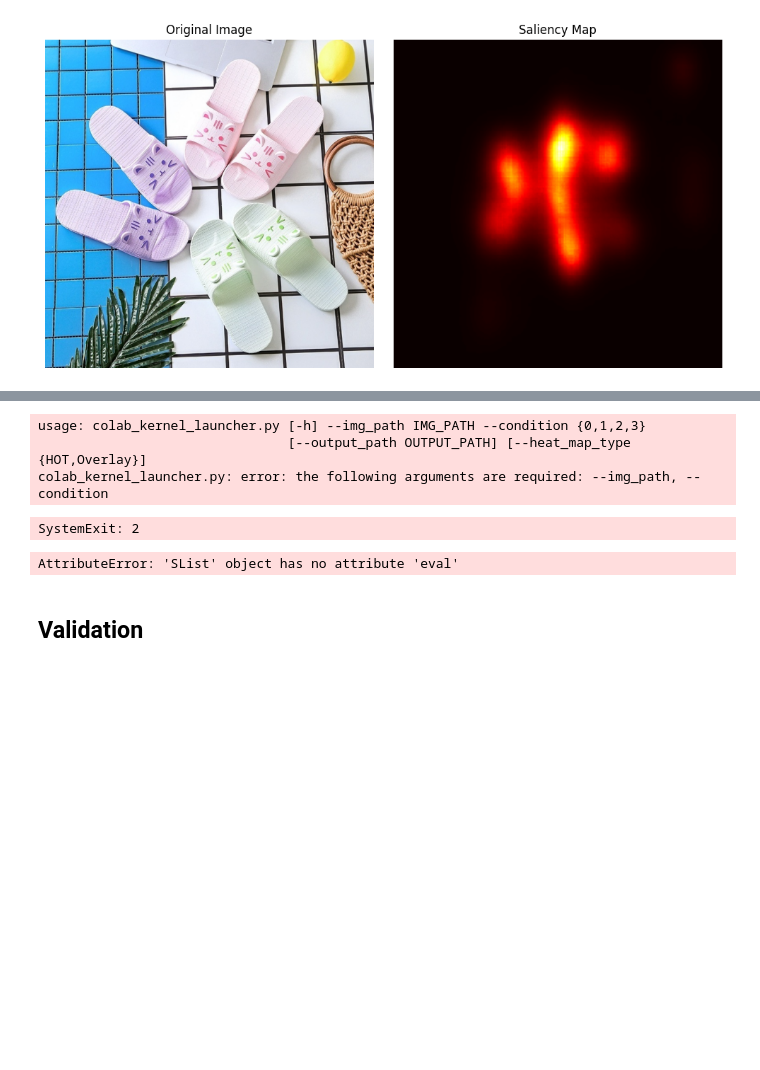
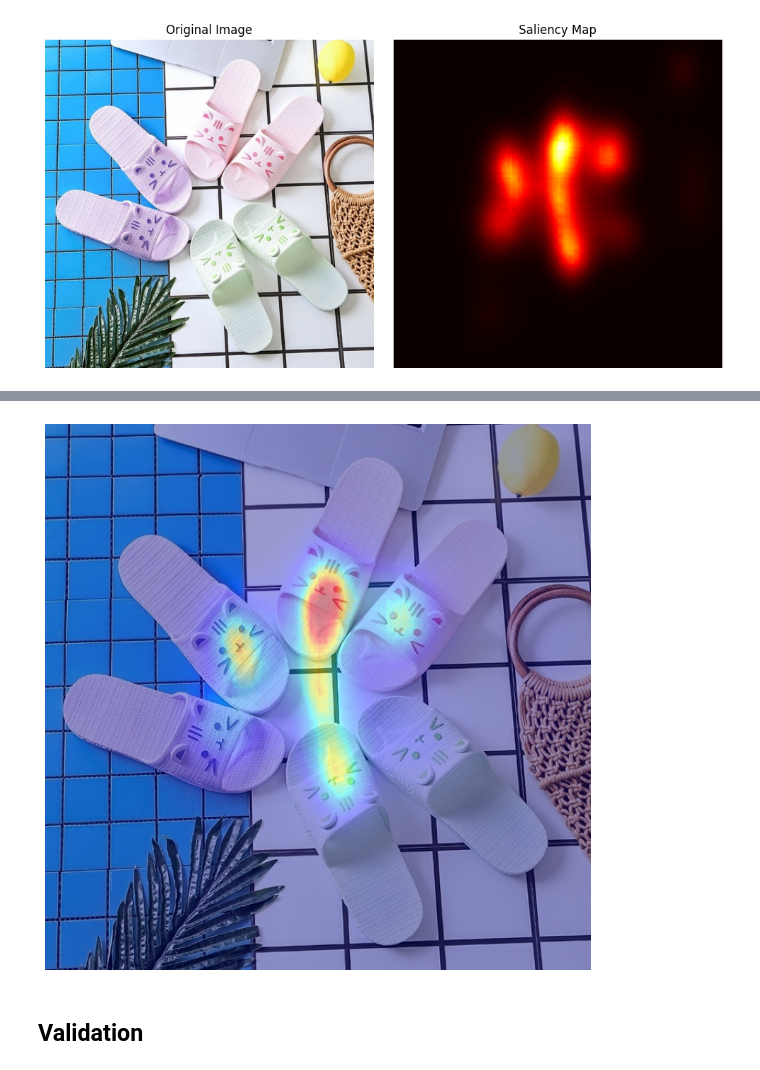
Before and after one commit to maryfeizabad/W210-train, a Jupyter notebook: Copy_of_SUM_SaliencyMamba.ipynb, the cells around one changed output, grey strips where cells are left out. Drawn from its saved outputs; the diff is of its cells as text; code cells hidden in the pictures; blank space fills up the shorter version.

```diff
--- a/Copy_of_SUM_SaliencyMamba.ipynb
+++ b/Copy_of_SUM_SaliencyMamba.ipynb
@@ -200,57 +138,28 @@ def overlay_heatmap_on_image(original_img_path, heatmap_img_path, output_img_pat
-# %%
-
-def main():
-    parser = argparse.ArgumentParser(description='Saliency Map Prediction')
-    parser.add_argument('--img_path', type=str, required=True)
-    parser.add_argument('--condition', type=int, required=True, choices=[0, 1, 2, 3])
-    parser.add_argument('--output_path', type=str, default='results')
-    parser.add_argument('--heat_map_type', type=str, default='HOT', choices=['HOT', 'Overlay'], help='Type of heatmap: HOT or Overlay')
-    args = parser.parse_args()
-
-    if not os.path.exists(args.output_path):
-        os.makedirs(args.output_path)
-    device = torch.device("cuda:0" if torch.cuda.is_available() else "cpu")
-    model = setup_model(device)
-
-    pred_saliency, orig_size = saliency_map_prediction(args.img_path, args.condition, model, device)
-
-    filename = os.path.splitext(os.path.basename(args.img_path))[0]
-    hot_output_filename = os.path.join(args.output_path, f'{filename}_saliencymap.png')
-
-    # Save HOT heatmap
-    plt.figure()
-    plt.imshow(pred_saliency, cmap='hot')
-    plt.axis('off')
-
-    buf = io.BytesIO()
-    plt.savefig(buf, format='png', bbox_inches='tight', pad_inches=0)
-    buf.seek(0)
-    plt.close()
-
-    img = Image.open(buf)
-    img_cv = cv2.cvtColor(np.array(img), cv2.COLOR_RGBA2BGR)
-    img_resized = cv2.resize(img_cv, orig_size, interpolation=cv2.INTER_AREA)
-    cv2.imwrite(hot_output_filename, img_resized)
-
-    print(f"Saved HOT saliency map to {hot_output_filename}")
-
-    if args.heat_map_type == 'Overlay':
-        overlay_output_filename = os.path.join(args.output_path, f'{filename}_overlay.png')
-        overlay_heatmap_on_image(args.img_path, hot_output_filename, overlay_output_filename)
-        print(f"Saved overlay image to {overlay_output_filename}")
-
-
-if __name__ == "__main__":
-    main()
-# %% [output]
-usage: colab_kernel_launcher.py [-h] --img_path IMG_PATH --condition {0,1,2,3}
-                                [--output_path OUTPUT_PATH] [--heat_map_type {HOT,Overlay}]
-colab_kernel_launcher.py: error: the following arguments are required: --img_path, --condition
-SystemExit: 2
-# %%
-pred_saliency, orig_size = saliency_map_prediction(img_path, condition, model)
-# %% [output]
-AttributeError: 'SList' object has no attribute 'eval'
+# %%
+import cv2
+import numpy as np
+import matplotlib.pyplot as plt
+
+# Load the original image and saliency map
+original_img = cv2.imread('./assets/525.jpg')
+saliency_map = cv2.imread('./output_results/525_saliencymap.png', cv2.IMREAD_GRAYSCALE)
+
+# Normalize saliency map if required
+saliency_map = cv2.normalize(saliency_map, None, alpha=0, beta=255, norm_type=cv2.NORM_MINMAX)
+
+# Convert saliency map to color (jet colormap is popular for visualizing saliency maps)
+saliency_color_map = cv2.applyColorMap(saliency_map, cv2.COLORMAP_JET)
+
+# Overlay the saliency map on the original image with transparency (alpha blending)
+overlayed_img = cv2.addWeighted(original_img, 0.6, saliency_color_map, 0.4, 0)
+
+# Show the result
+plt.figure(figsize=(10, 10))
+plt.imshow(cv2.cvtColor(overlayed_img, cv2.COLOR_BGR2RGB))
+plt.axis('off')
+plt.show()
+# %% [output]
+[figure, added]
 # %% [markdown]
 ## Validation
 # %%
```
Also changed, not shown: parts of 15 cells of this notebook.
